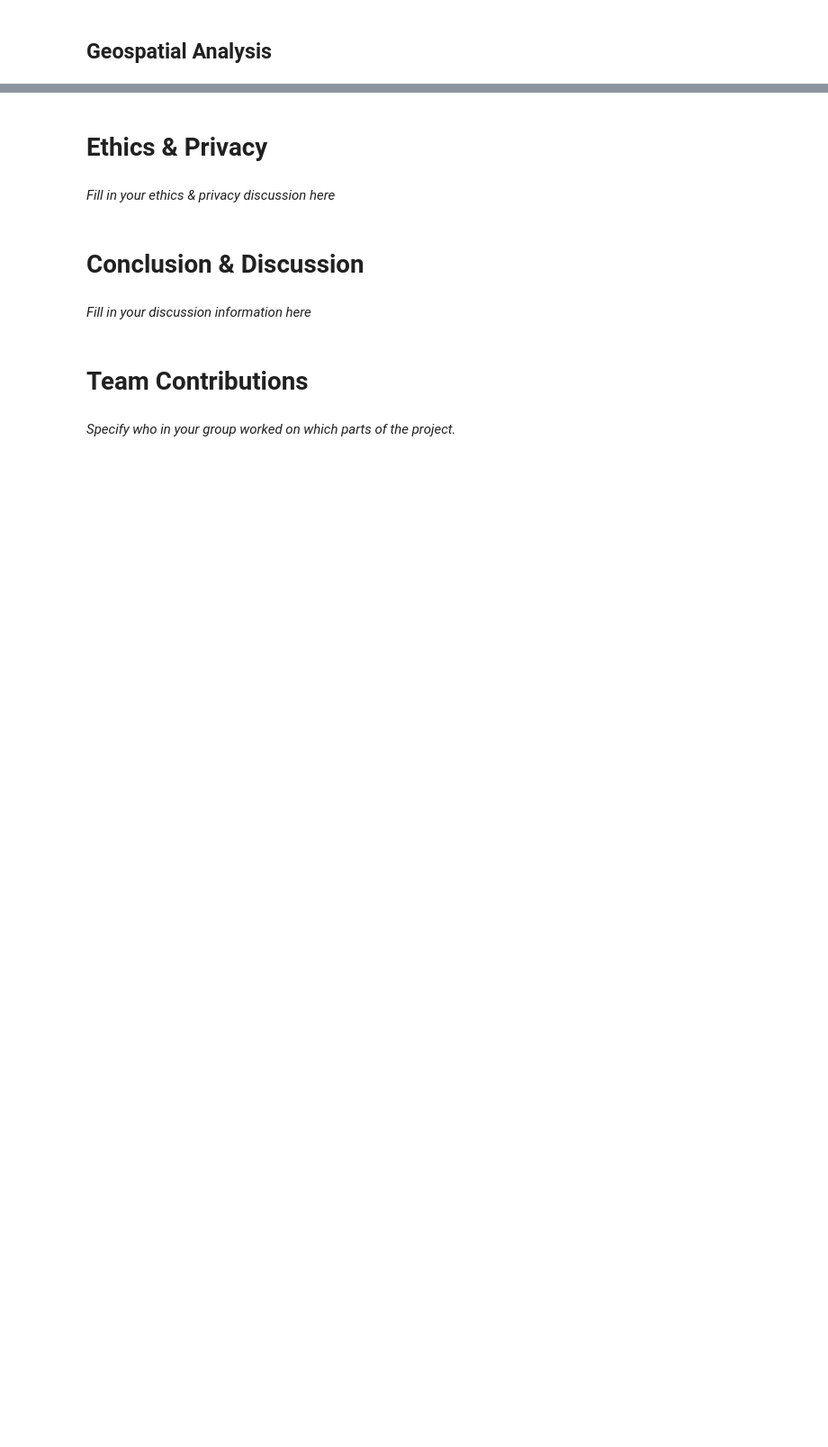
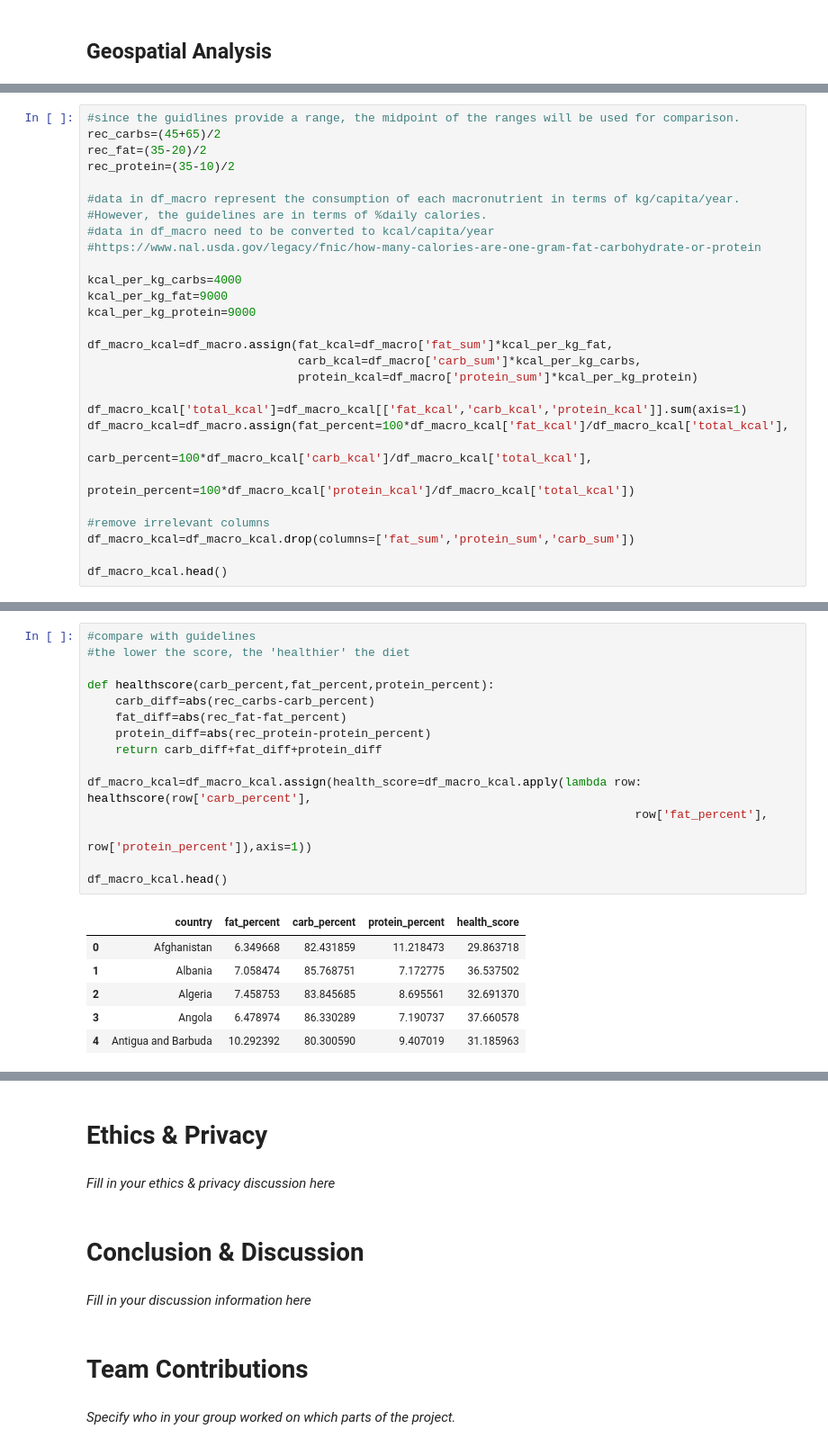
Before and after one commit to chwheo/cogs108-final-project, a Jupyter notebook: FinalProjectGroup061Sp22.ipynb, the cells around one changed output, grey strips where cells are left out. Shown: that part at 90% size. Cells and saved outputs as stored; diff of their text form; blank space fills up the shorter version.

Commit message:
healthscore

```diff
--- a/FinalProjectGroup061Sp22.ipynb
+++ b/FinalProjectGroup061Sp22.ipynb
@@ -540,0 +547,28 @@ world.plot()
+# %%
+#since the guidlines provide a range, the midpoint of the ranges will be used for comparison.
+rec_carbs=(45+65)/2
+rec_fat=(35-20)/2
+rec_protein=(35-10)/2
+
+#data in df_macro represent the consumption of each macronutrient in terms of kg/capita/year.
+#However, the guidelines are in terms of %daily calories.
+#data in df_macro need to be converted to kcal/capita/year
+#https://www.nal.usda.gov/legacy/fnic/how-many-calories-are-one-gram-fat-carbohydrate-or-protein
+
+kcal_per_kg_carbs=4000
+kcal_per_kg_fat=9000
+kcal_per_kg_protein=9000
+
+df_macro_kcal=df_macro.assign(fat_kcal=df_macro['fat_sum']*kcal_per_kg_fat,
+                              carb_kcal=df_macro['carb_sum']*kcal_per_kg_carbs,
+                              protein_kcal=df_macro['protein_sum']*kcal_per_kg_protein)
+
+df_macro_kcal['total_kcal']=df_macro_kcal[['fat_kcal','carb_kcal','protein_kcal']].sum(axis=1)
+df_macro_kcal=df_macro.assign(fat_percent=100*df_macro_kcal['fat_kcal']/df_macro_kcal['total_kcal'],
+                              carb_percent=100*df_macro_kcal['carb_kcal']/df_macro_kcal['total_kcal'],
+                              protein_percent=100*df_macro_kcal['protein_kcal']/df_macro_kcal['total_kcal'])
+
+#remove irrelevant columns
+df_macro_kcal=df_macro_kcal.drop(columns=['fat_sum','protein_sum','carb_sum'])
+
+df_macro_kcal.head()
@@ -540,0 +582,22 @@ world.plot()
+# %%
+#compare with guidelines
+#the lower the score, the 'healthier' the diet
+
+def healthscore(carb_percent,fat_percent,protein_percent):
+    carb_diff=abs(rec_carbs-carb_percent)
+    fat_diff=abs(rec_fat-fat_percent)
+    protein_diff=abs(rec_protein-protein_percent)
+    return carb_diff+fat_diff+protein_diff
+
+df_macro_kcal=df_macro_kcal.assign(health_score=df_macro_kcal.apply(lambda row: healthscore(row['carb_percent'],
+                                                                              row['fat_percent'],
+                                                                              row['protein_percent']),axis=1))
+
+df_macro_kcal.head()
+# %% [output]
+|  | country | fat_percent | carb_percent | protein_percent | health_score |
+| 0 | Afghanistan | 6.349668 | 82.431859 | 11.218473 | 29.863718 |
+| 1 | Albania | 7.058474 | 85.768751 | 7.172775 | 36.537502 |
+| 2 | Algeria | 7.458753 | 83.845685 | 8.695561 | 32.691370 |
+| 3 | Angola | 6.478974 | 86.330289 | 7.190737 | 37.660578 |
+| 4 | Antigua and Barbuda | 10.292392 | 80.300590 | 9.407019 | 31.185963 |
```
Also changed, not shown: parts of 13 cells of this notebook.
